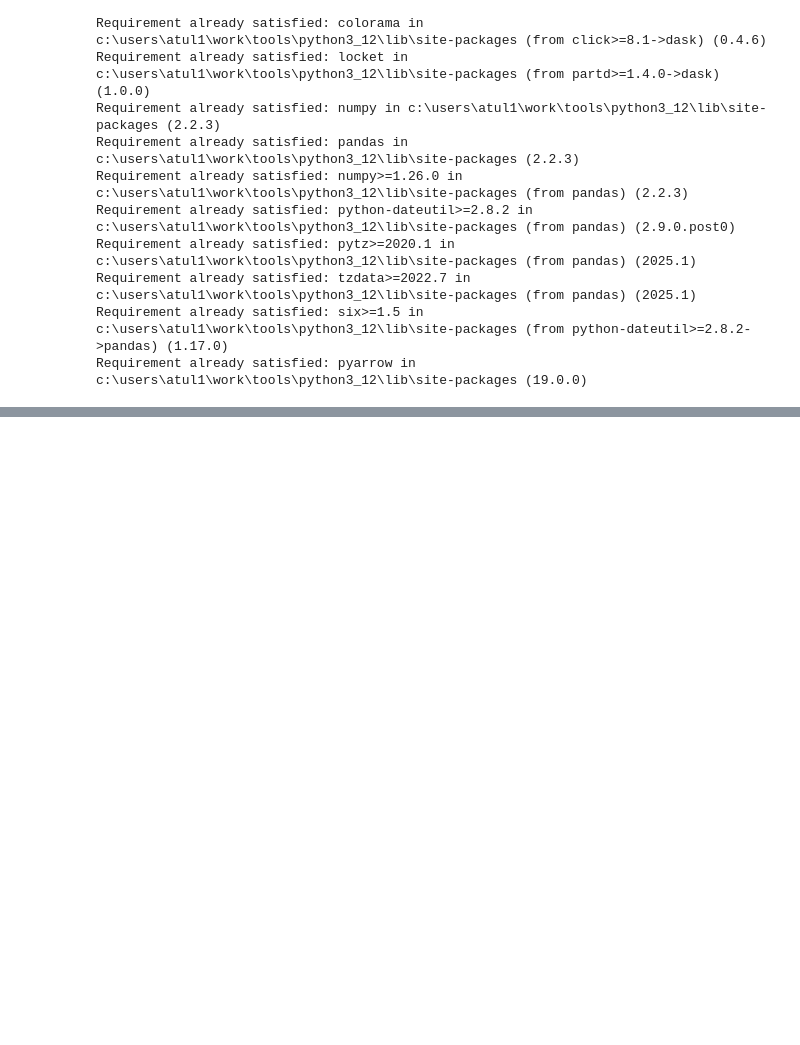
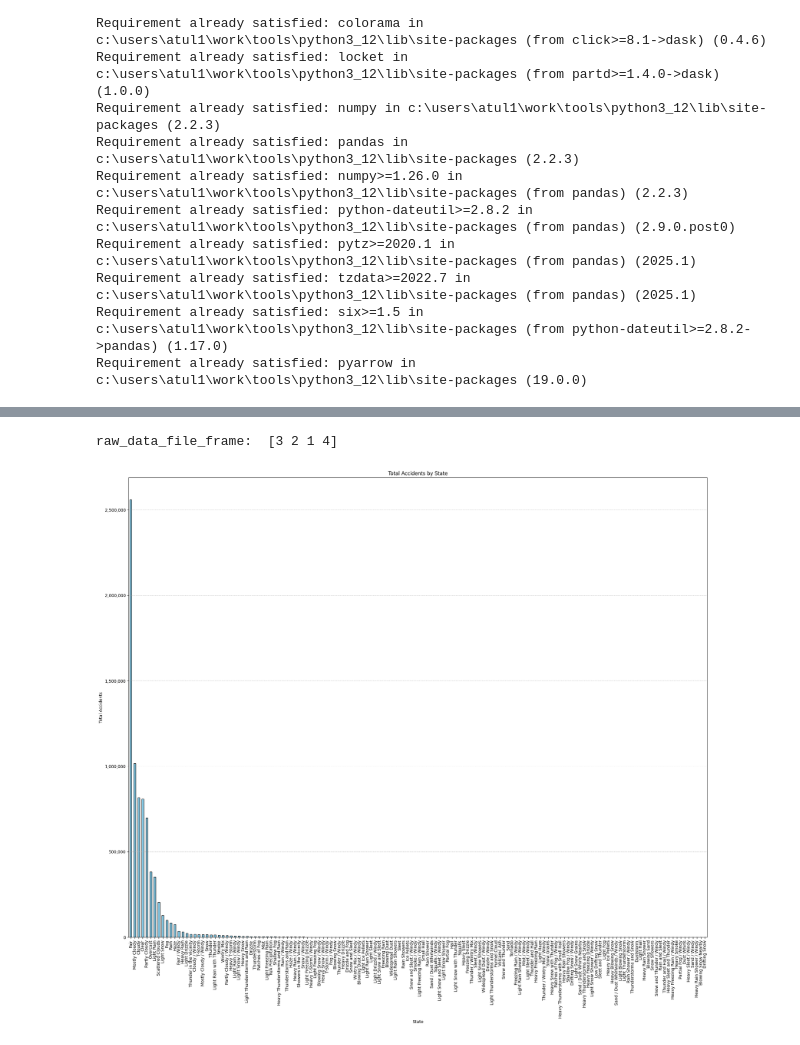
Before and after one commit to aaiprojects/aai-500-02, a Jupyter notebook: src/Florida_Accident_Data_Analysis.ipynb, the cells around one changed output, grey strips where cells are left out. Cells and saved outputs as stored; diff of their text form; code cells hidden in the pictures; blank space fills up the shorter version.

```diff
--- a/src/Florida_Accident_Data_Analysis.ipynb
+++ b/src/Florida_Accident_Data_Analysis.ipynb
@@ -132,0 +138,3 @@ Dats saved according to state.
+# %%
+raw_data_file_frame = drop_columns(raw_data_file_frame)
+print("\n Dataframe after droping roes: \n",raw_data_file_frame.info())
@@ -132,0 +159,8 @@ Dats saved according to state.
+# %%
+print("raw_data_file_frame: ", raw_data_file_frame['Severity'].unique())
+#print("raw_data_file_frame: ", raw_data_file_frame['Weather_Condition'].unique())
+
+plot_histogram_weather_condition_vs_accident_count(raw_data_file_frame)
+# %% [output]
+raw_data_file_frame:  [3 2 1 4]
+[figure, added]
```
Also changed, not shown: parts of 13 cells of this notebook.
